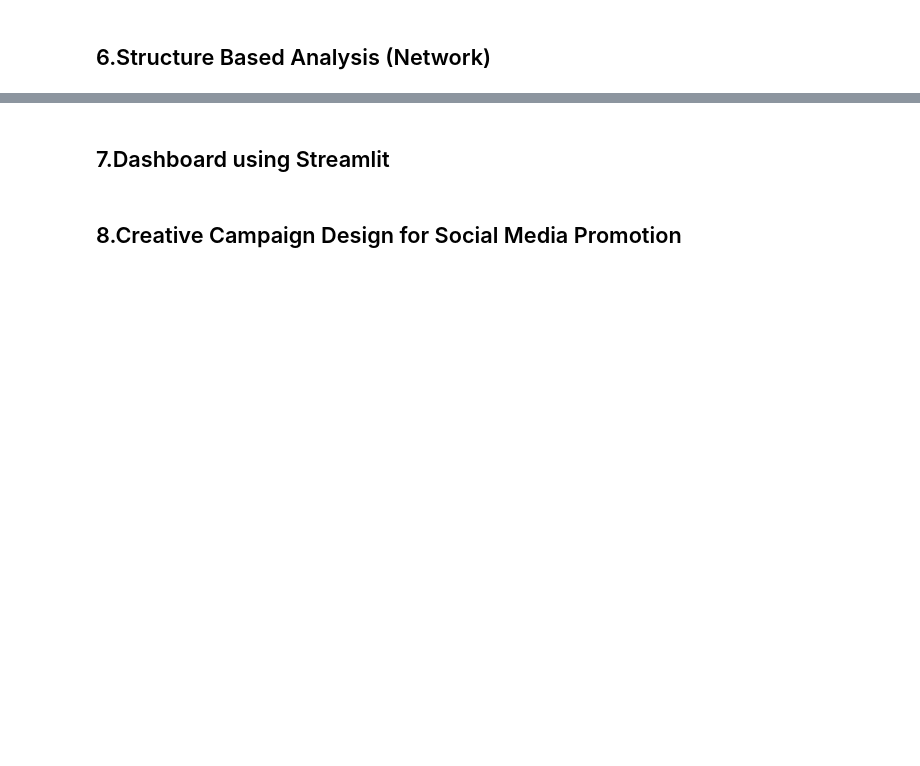
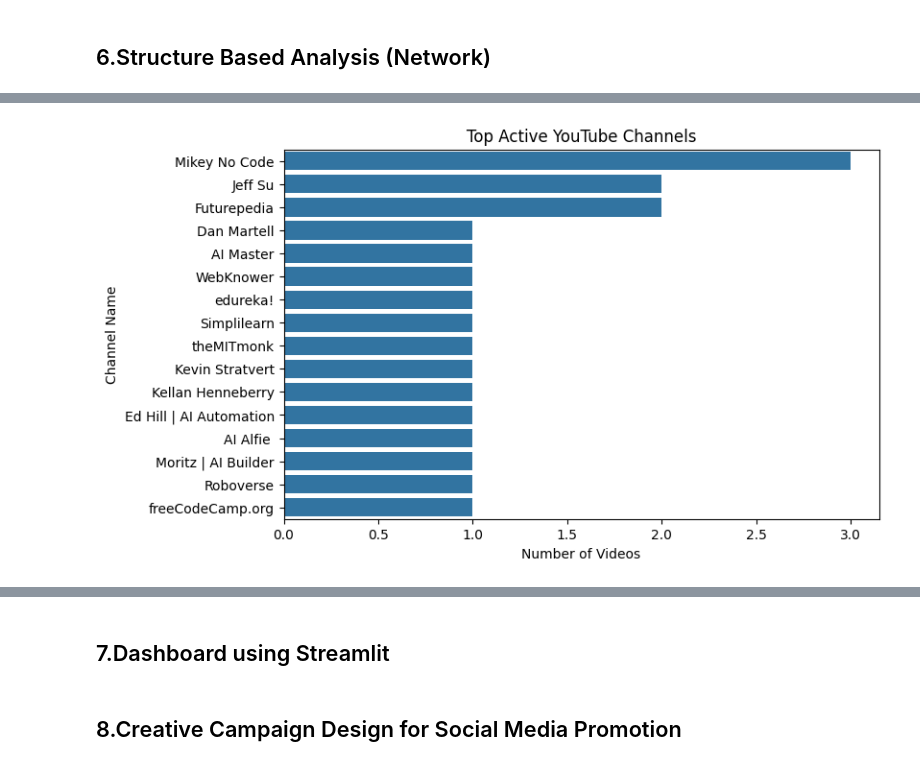
Before and after one commit to AdityaK1304/YouTube_Social_Media_Anlytics_Project, a Jupyter notebook: research/model.ipynb, the cells around one changed output, grey strips where cells are left out. Saved outputs shown, nothing was run; the diff lists cells and outputs as text; code cells hidden in the pictures; blank space fills up the shorter version.

```diff
--- a/research/model.ipynb
+++ b/research/model.ipynb
@@ -207,0 +229,87 @@ plt.show()
+# %%
+# =========================================
+# STEP 1: Import Libraries
+# =========================================
+
+import pandas as pd
+import matplotlib.pyplot as plt
+import seaborn as sns
+import networkx as nx
+
+
+# =========================================
+# STEP 2: Load Dataset
+# =========================================
+
+data = pd.read_csv(r"C:\YouTube_Social_Media_Anlytics_Project\data\raw\youtube_data.csv")
+
+print("Dataset Preview:")
+print(data.head())
+
+
+# =========================================
+# STEP 3: Channel Activity Analysis
+# =========================================
+
+channel_counts = data['channel'].value_counts()
+
+plt.figure(figsize=(8,5))
+
+sns.barplot(x=channel_counts.values, y=channel_counts.index)
+
+plt.title("Top Active YouTube Channels")
+
+plt.xlabel("Number of Videos")
+
+plt.ylabel("Channel Name")
+
+plt.show()
+
+
+# =========================================
+# STEP 4: Publishing Structure Analysis
+# =========================================
+
+data['published_at'] = pd.to_datetime(data['published_at'])
+
+data['year'] = data['published_at'].dt.year
+
+year_counts = data['year'].value_counts().sort_index()
+
+plt.figure(figsize=(7,4))
+
+year_counts.plot(kind='bar')
+
+plt.title("Videos Published Per Year")
+
+plt.xlabel("Year")
+
+plt.ylabel("Number of Videos")
+
+plt.show()
+
+
+# =========================================
+# STEP 5: Social Media Network Graph
+# =========================================
+
+G = nx.Graph()
+
+channels = data['channel'].unique()
+
+for channel in channels:
+
+    G.add_node(channel)
+
+plt.figure(figsize=(10,7))
+
+nx.draw(G,
+        with_labels=True,
+        node_size=2500,
+        node_color="skyblue",
+        font_size=9)
+
+plt.title("YouTube Channel Network Structure")
+
+plt.show()
+# %% [output]
@@ -207,0 +330 @@ plt.show()
+[figure, added]
```
Also changed, not shown: parts of 12 cells of this notebook, 1 other file.
